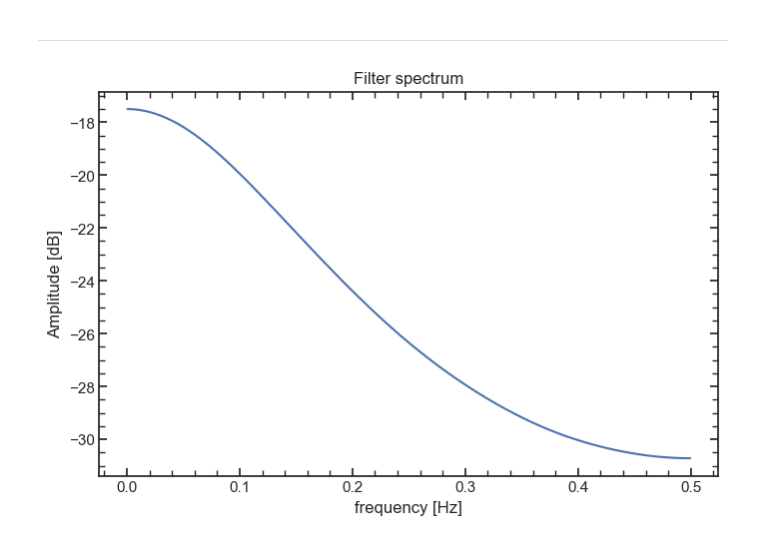
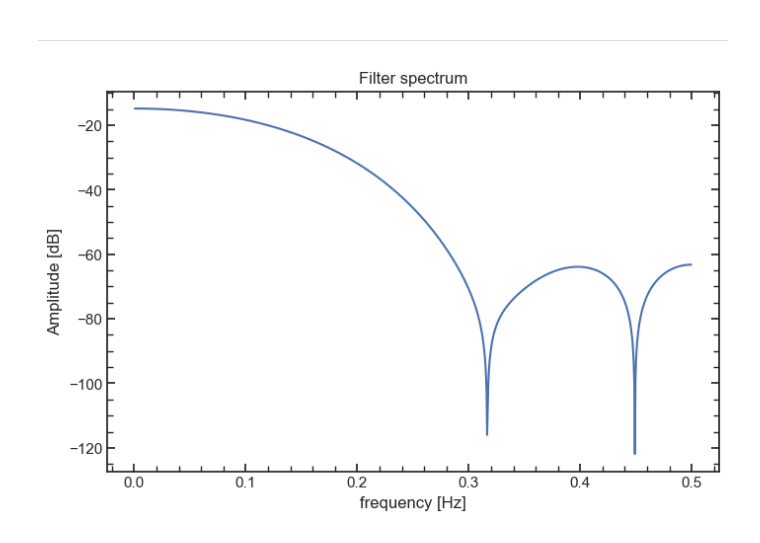
Before and after one commit to GaudioRf/JFETModel, a Jupyter notebook: ideal_pulses.ipynb, the cells around one changed output. Cells and saved outputs as stored; diff of their text form; code cells hidden in the pictures.

```diff
--- a/ideal_pulses.ipynb
+++ b/ideal_pulses.ipynb
@@ -171,67 +171,45 @@ plt.show()
 # %% [markdown]
 -------
 # %%
-with open('total_transfer_function_params.pkl', 'rb') as f:
-    total_transfer_loaded = pickle.load(f)
-
-with open('calibration_curve_params.pkl', 'rb') as f:
-    calibration_curve_loaded = pickle.load(f)
-
-def integrate_signal(R_f, C_f, input_signal, dt, decay=True):
-        tau = R_f * C_f
-        offset = np.mean(input_signal[:int(len(input_signal)*0.2)])
-        output_signal = np.zeros_like(input_signal)
-        effective_signal = input_signal - offset
-
-        if decay:
-            decay_factor = np.exp(-dt /tau)
-        else: decay_factor = 1
-
-        for i in range(1, len(input_signal)):
-            input_contribution = (effective_signal[i] + effective_signal[i-1]) * dt / (2 * C_f)
-            output_signal[i] = output_signal[i-1] * decay_factor + input_contribution
-
-        return -output_signal
-
 def spectrum(wf,points=int(1000),fs=1):
     """
     Computes the frequency spectrum of a waveform.
 
     Args:
         wf (array): waveform
         points (int): number of points in the psd
         fs (int): sampling frequency
 
     Returns:
         array: frequency
         array: amplitude
         array: phase
     """
     spect = fft(wf,n=2*(points-1),axis=0)
     amp = np.abs(spect/fs/len(wf))
     amp = amp[:int(len(spect)/2+1)]
     amp[1:] = 2*amp[1:]
     phase = np.angle(spect[:int(len(spect)/2+1)])
     freq=np.arange(0,fs/2,fs/2/len(amp))
     return freq,amp,phase
+
+f_h = 15e6 # Hz
+f_s = 62.5e6 # Hz
+
+w_h = 2 * np.pi * f_h
+w_s = 2 * np.pi * f_s
+
+low_len = 11 # Length of the FIR filter
+f_cut = f_h/f_s # Relative Cut frequency for the filter
+
+
+filter = signal.firwin(numtaps=low_len, cutoff=f_cut, window='hamming')
+freq, amp, __ = spectrum(filter, points=1000)
+
+plt.figure(figsize=(8, 5))
+plt.title("Filter spectrum")
+plt.xlabel("frequency [Hz]")
+plt.ylabel("Amplitude [dB]")
+plt.plot(freq[1:], 20*np.log10(amp[1:]), label="Filter response");
+# %% [output]
+[figure, added]
-# %%
-f_h = 5e6 # Hz
-f_s = 62.5e6 # Hz
-
-w_h = 2 * np.pi * f_h
-w_s = 2 * np.pi * f_s
-
-low_len = 15 # Length of the FIR filter
-f_cut = f_h/f_s # Relative Cut frequency for the filter
-
-
-filter = signal.firwin(numtaps=low_len, cutoff=f_cut, window='exponential')
-freq, amp, __ = spectrum(filter, points=1000)
-
-plt.figure(figsize=(8, 5))
-plt.title("Filter spectrum")
-plt.xlabel("frequency [Hz]")
-plt.ylabel("Amplitude [dB]")
-plt.plot(freq[1:], 20*np.log10(amp[1:]), label="Filter response");
-# %% [output]
-[figure, removed]
```
Also changed, not shown: parts of 4 cells of this notebook, 1 other file.
